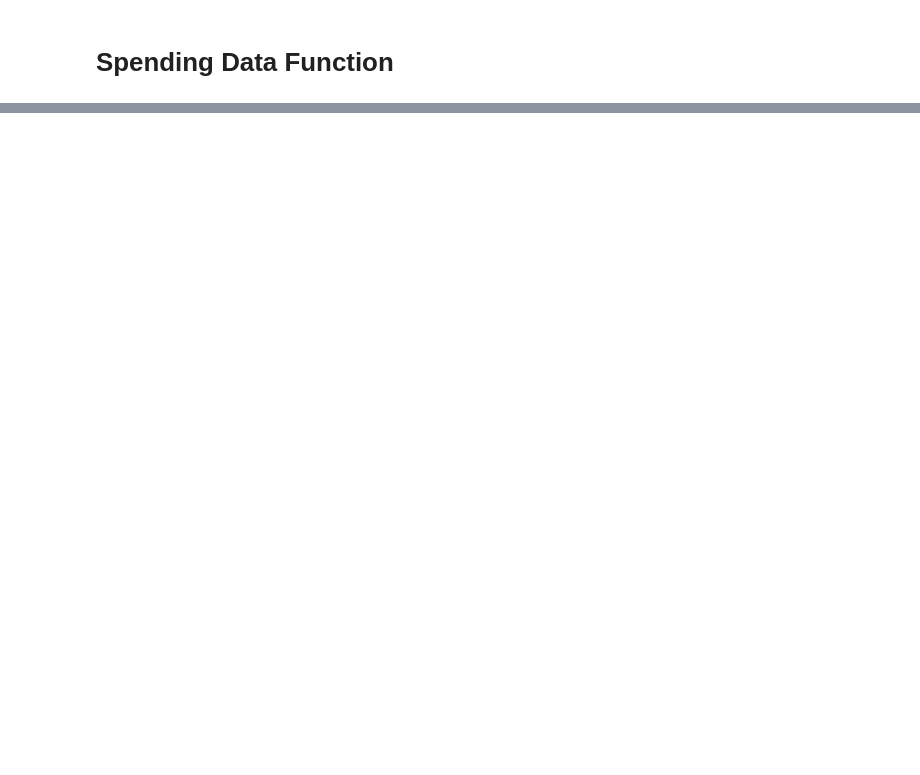
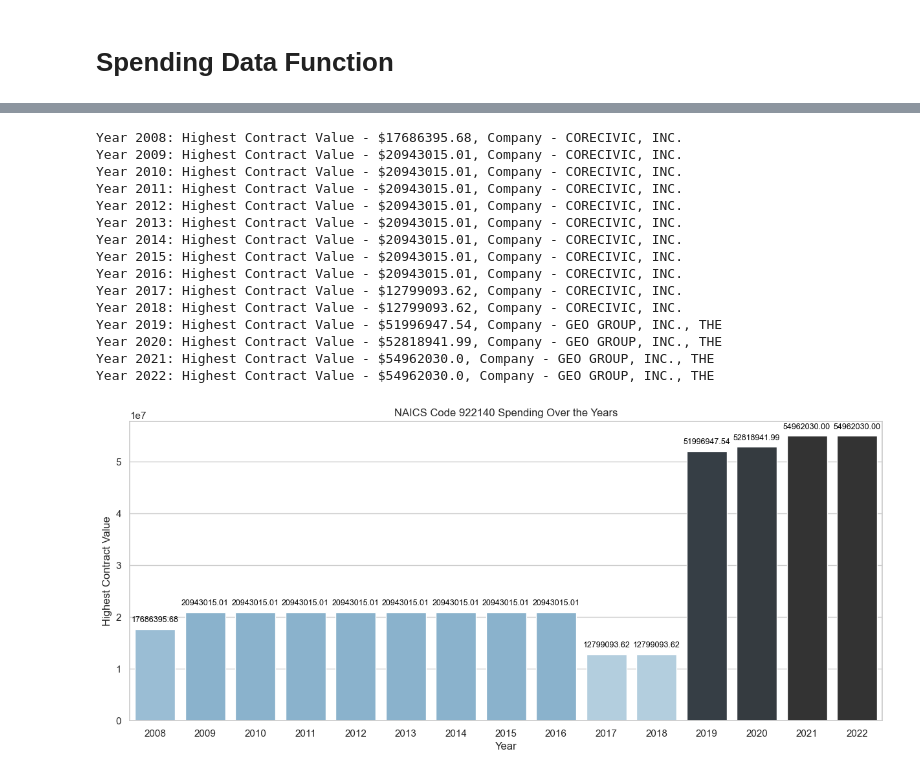
Before and after one commit to jack-campbeli/DoD-ds701, a Jupyter notebook: naics.ipynb, the cells around one changed output, grey strips where cells are left out. Drawn from its saved outputs; the diff is of its cells as text; code cells hidden in the pictures; blank space fills up the shorter version.

```diff
--- a/naics.ipynb
+++ b/naics.ipynb
@@ -438,0 +226,23 @@ plot_annual_spending(2008, 2020, "922140")
+# %%
+if __name__ == "__main__":
+    highest_contracts_922140 = get_highest_contracts("922140")
+    for year, contract in highest_contracts_922140.items():
+        print(f"Year {year}: Highest Contract Value - ${contract['Award Amount']}, Company - {contract['Recipient Name']}")
+    plot_largest_contracts(highest_contracts_922140, "922140")
+# %% [output]
+Year 2008: Highest Contract Value - $17686395.68, Company - CORECIVIC, INC.
+Year 2009: Highest Contract Value - $20943015.01, Company - CORECIVIC, INC.
+Year 2010: Highest Contract Value - $20943015.01, Company - CORECIVIC, INC.
+Year 2011: Highest Contract Value - $20943015.01, Company - CORECIVIC, INC.
+Year 2012: Highest Contract Value - $20943015.01, Company - CORECIVIC, INC.
+Year 2013: Highest Contract Value - $20943015.01, Company - CORECIVIC, INC.
+Year 2014: Highest Contract Value - $20943015.01, Company - CORECIVIC, INC.
+Year 2015: Highest Contract Value - $20943015.01, Company - CORECIVIC, INC.
+Year 2016: Highest Contract Value - $20943015.01, Company - CORECIVIC, INC.
+Year 2017: Highest Contract Value - $12799093.62, Company - CORECIVIC, INC.
+Year 2018: Highest Contract Value - $12799093.62, Company - CORECIVIC, INC.
+Year 2019: Highest Contract Value - $51996947.54, Company - GEO GROUP, INC., THE
+Year 2020: Highest Contract Value - $52818941.99, Company - GEO GROUP, INC., THE
+Year 2021: Highest Contract Value - $54962030.0, Company - GEO GROUP, INC., THE
+Year 2022: Highest Contract Value - $54962030.0, Company - GEO GROUP, INC., THE
+[figure, added]
```
Also changed, not shown: parts of 12 cells of this notebook.
